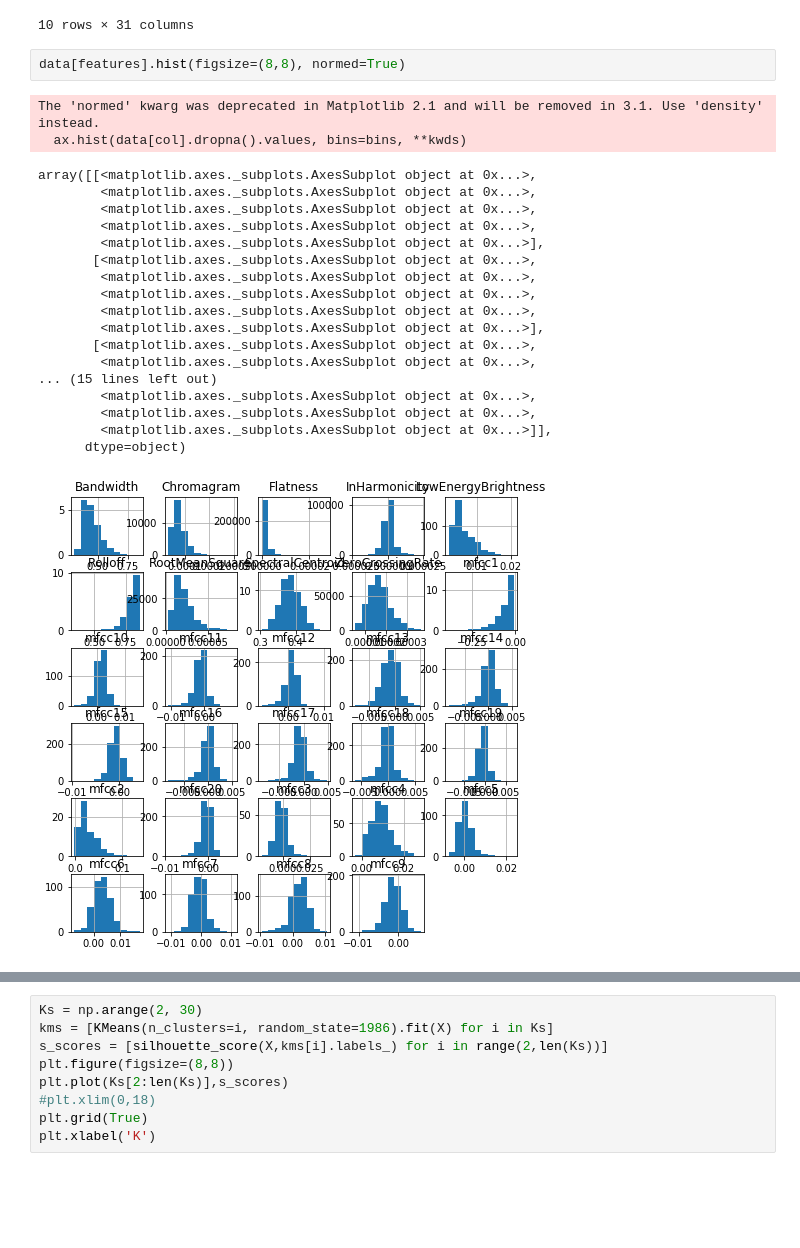
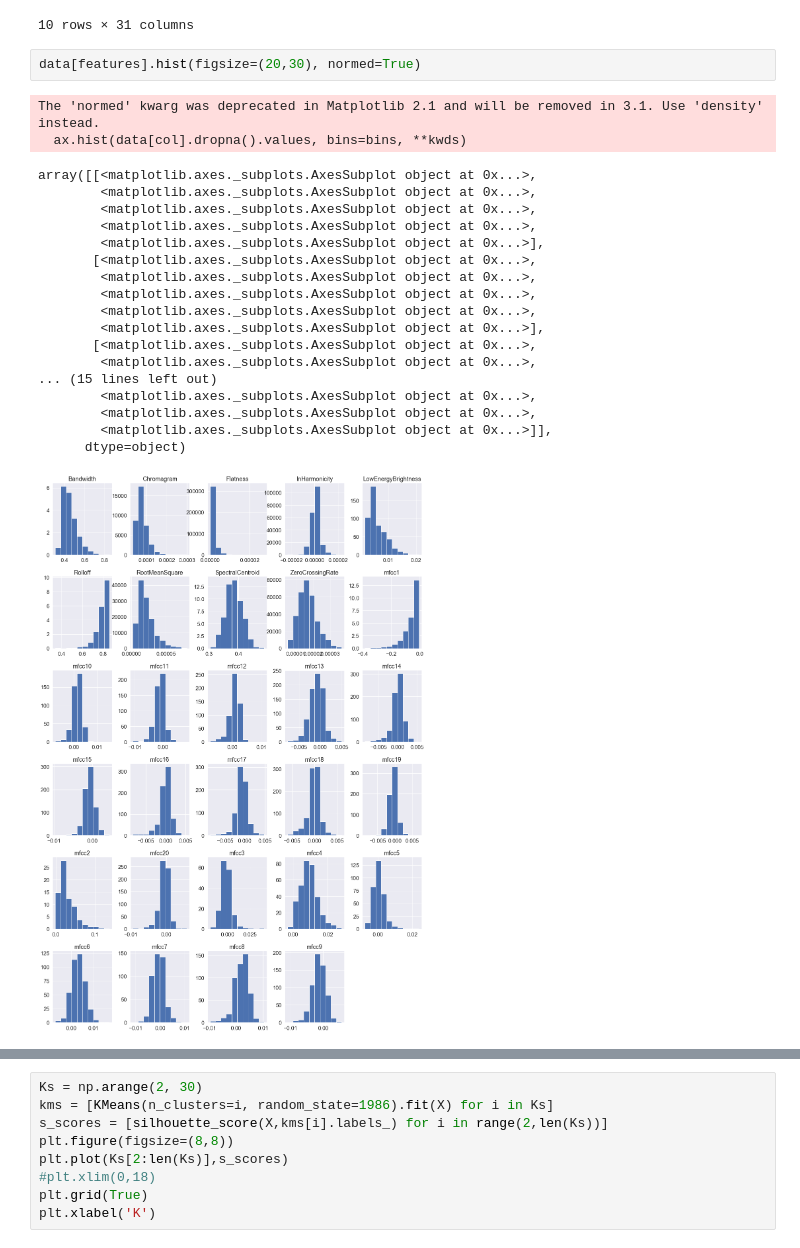
Before and after one commit to DylanCarey94/FYP-Music-Feature-Extraction-Music-Classification-Machine-Learning-Techniques, a Jupyter notebook: K-Means Clustering.ipynb, the cells around one changed output, grey strips where cells are left out. Saved outputs shown, nothing was run; the diff lists cells and outputs as text; blank space fills up the shorter version.

```diff
--- a/K-Means Clustering.ipynb
+++ b/K-Means Clustering.ipynb
@@ -96,26 +95,26 @@ oldclusters
 | 9 | rock | 0.000075 | 0.000021 | 0.005494 | 0.384927 | 1.132018e-06 | 0.446468 | ... |
 10 rows × 31 columns
 # %%
-data[features].hist(figsize=(8,8), normed=True)
+data[features].hist(figsize=(20,30), normed=True)
 # %% [output]
 The 'normed' kwarg was deprecated in Matplotlib 2.1 and will be removed in 3.1. Use 'density' instead.
   ax.hist(data[col].dropna().values, bins=bins, **kwds)
 array([[<matplotlib.axes._subplots.AxesSubplot object at 0x...>,
         <matplotlib.axes._subplots.AxesSubplot object at 0x...>,
         <matplotlib.axes._subplots.AxesSubplot object at 0x...>,
         <matplotlib.axes._subplots.AxesSubplot object at 0x...>,
         <matplotlib.axes._subplots.AxesSubplot object at 0x...>],
        [<matplotlib.axes._subplots.AxesSubplot object at 0x...>,
         <matplotlib.axes._subplots.AxesSubplot object at 0x...>,
         <matplotlib.axes._subplots.AxesSubplot object at 0x...>,
         <matplotlib.axes._subplots.AxesSubplot object at 0x...>,
         <matplotlib.axes._subplots.AxesSubplot object at 0x...>],
        [<matplotlib.axes._subplots.AxesSubplot object at 0x...>,
         <matplotlib.axes._subplots.AxesSubplot object at 0x...>,
 ... (15 lines left out)
         <matplotlib.axes._subplots.AxesSubplot object at 0x...>,
         <matplotlib.axes._subplots.AxesSubplot object at 0x...>,
         <matplotlib.axes._subplots.AxesSubplot object at 0x...>]],
       dtype=object)
-[figure, old version]
+[figure, new version]
 # %%
```
Also changed, not shown: parts of 2 cells of this notebook.
